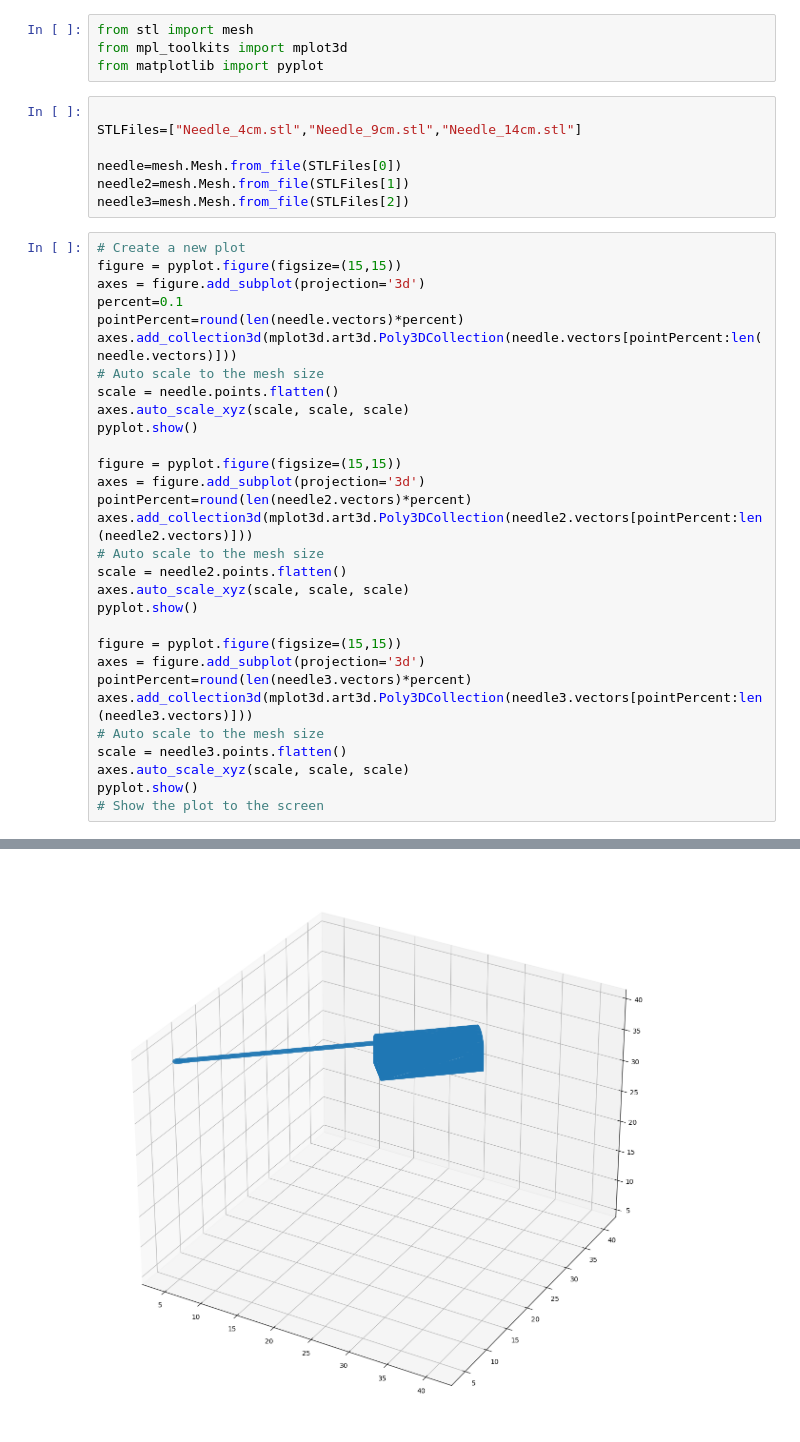
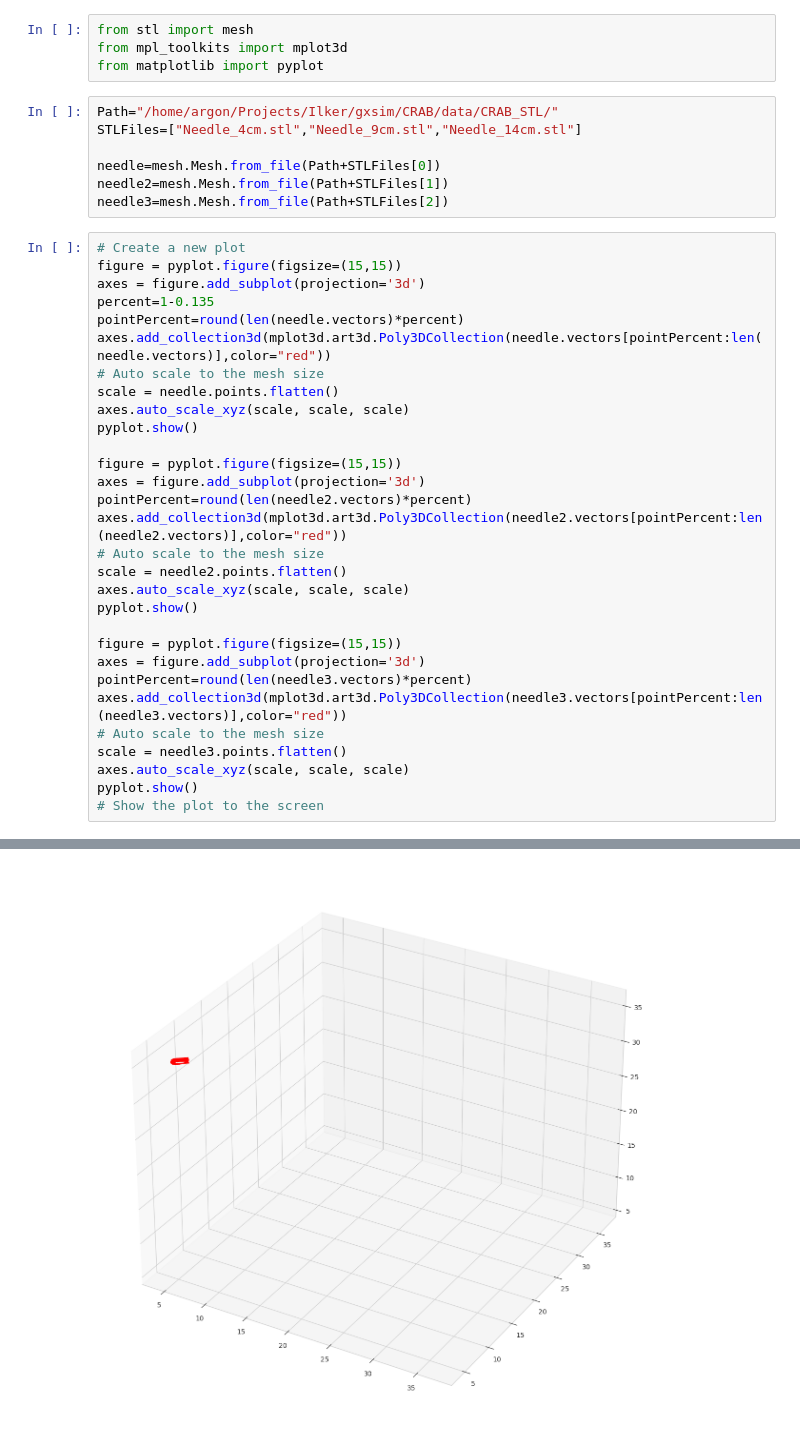
Before and after one commit to ilkerparmaksiz/gxsim, a Jupyter notebook: CRAB/data/CRAB_STL/Needle.ipynb, the cells around one changed output, grey strips where cells are left out. Cells and saved outputs as stored; diff of their text form.

```diff
--- a/CRAB/data/CRAB_STL/Needle.ipynb
+++ b/CRAB/data/CRAB_STL/Needle.ipynb
@@ -3,19 +3,19 @@ from stl import mesh
 from mpl_toolkits import mplot3d
 from matplotlib import pyplot
 # %%
-
+Path="/home/argon/Projects/Ilker/gxsim/CRAB/data/CRAB_STL/"
 STLFiles=["Needle_4cm.stl","Needle_9cm.stl","Needle_14cm.stl"]
 
-needle=mesh.Mesh.from_file(STLFiles[0])
-needle2=mesh.Mesh.from_file(STLFiles[1])
-needle3=mesh.Mesh.from_file(STLFiles[2])
+needle=mesh.Mesh.from_file(Path+STLFiles[0])
+needle2=mesh.Mesh.from_file(Path+STLFiles[1])
+needle3=mesh.Mesh.from_file(Path+STLFiles[2])
 # %%
 # Create a new plot
 figure = pyplot.figure(figsize=(15,15))
 axes = figure.add_subplot(projection='3d')
-percent=0.1
+percent=1-0.135
 pointPercent=round(len(needle.vectors)*percent)
-axes.add_collection3d(mplot3d.art3d.Poly3DCollection(needle.vectors[pointPercent:len(needle.vectors)]))
+axes.add_collection3d(mplot3d.art3d.Poly3DCollection(needle.vectors[pointPercent:len(needle.vectors)],color="red"))
 # Auto scale to the mesh size
 scale = needle.points.flatten()
 axes.auto_scale_xyz(scale, scale, scale)
@@ -24,7 +24,7 @@ pyplot.show()
 figure = pyplot.figure(figsize=(15,15))
 axes = figure.add_subplot(projection='3d')
 pointPercent=round(len(needle2.vectors)*percent)
-axes.add_collection3d(mplot3d.art3d.Poly3DCollection(needle2.vectors[pointPercent:len(needle2.vectors)]))
+axes.add_collection3d(mplot3d.art3d.Poly3DCollection(needle2.vectors[pointPercent:len(needle2.vectors)],color="red"))
 # Auto scale to the mesh size
 scale = needle2.points.flatten()
 axes.auto_scale_xyz(scale, scale, scale)
@@ -33,7 +33,7 @@ pyplot.show()
 figure = pyplot.figure(figsize=(15,15))
 axes = figure.add_subplot(projection='3d')
 pointPercent=round(len(needle3.vectors)*percent)
-axes.add_collection3d(mplot3d.art3d.Poly3DCollection(needle3.vectors[pointPercent:len(needle3.vectors)]))
+axes.add_collection3d(mplot3d.art3d.Poly3DCollection(needle3.vectors[pointPercent:len(needle3.vectors)],color="red"))
 # Auto scale to the mesh size
 scale = needle3.points.flatten()
 axes.auto_scale_xyz(scale, scale, scale)
@@ -45 +45 @@ pyplot.show()
-[figure, old version]
+[figure, new version]
```
Also changed, not shown: parts of 3 cells of this notebook, 25 other files.
